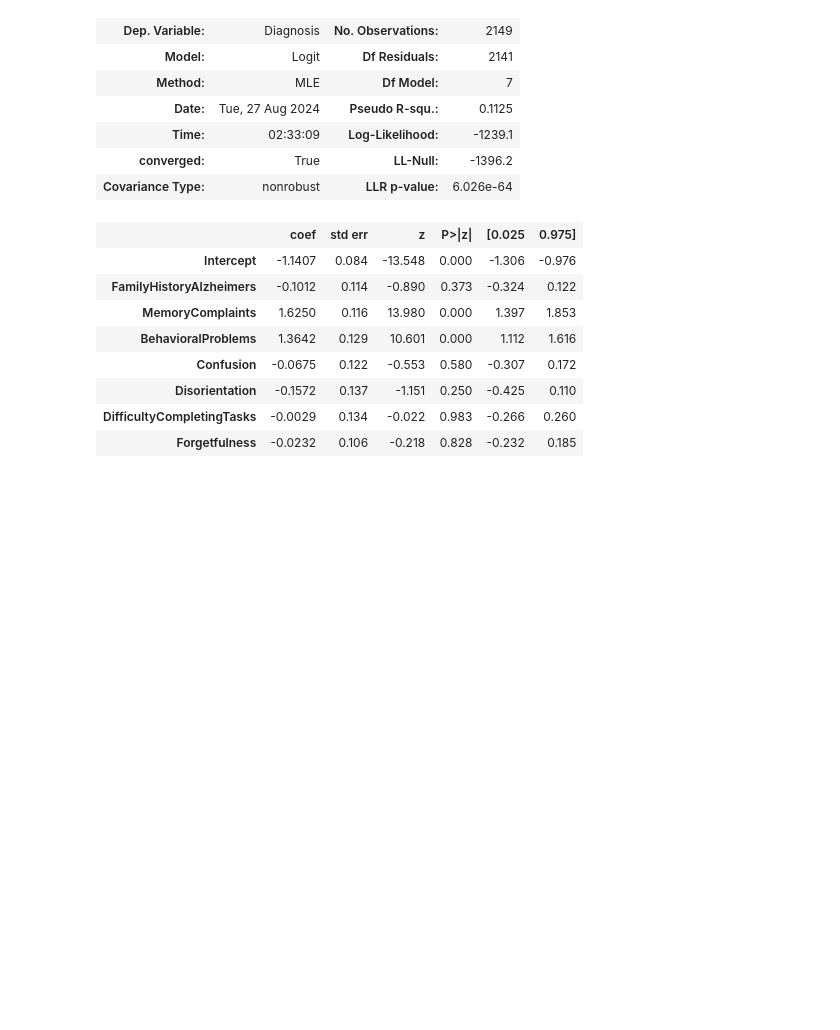
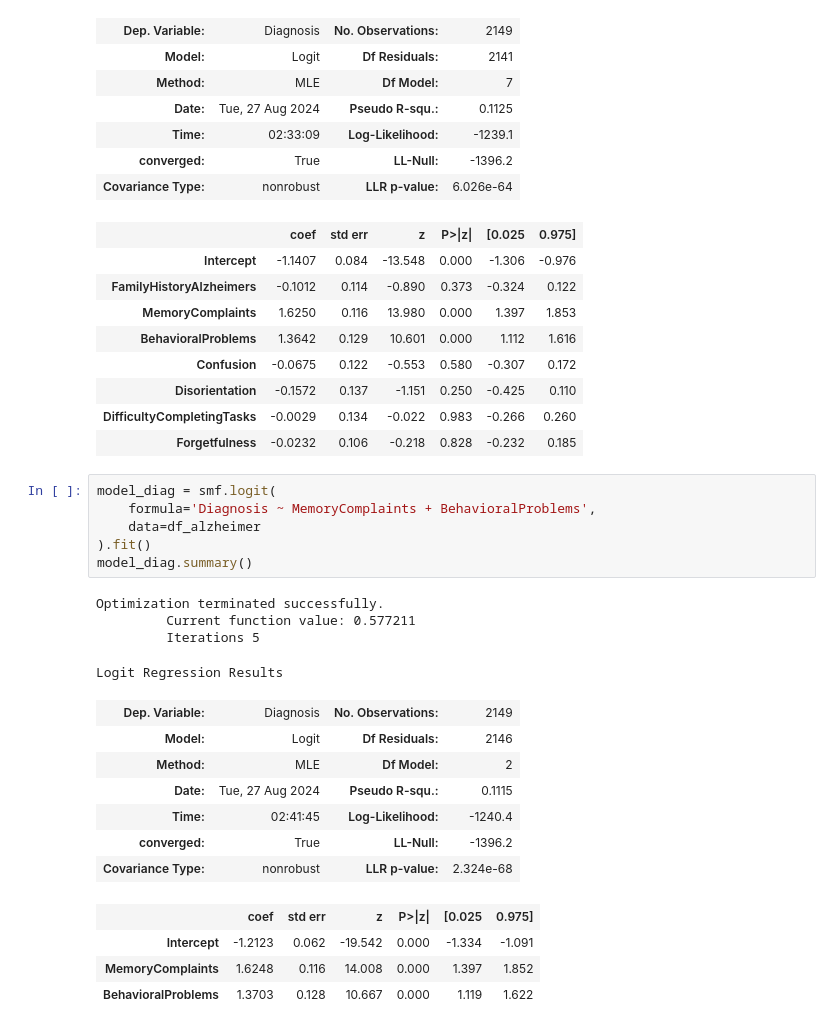
Before and after one commit to cesarmayta/BOOTCAMP_DSG1, a Jupyter notebook: dia3/09_ejercicios_regresione_logistica.ipynb, the cells around one changed output. Saved outputs shown, nothing was run; the diff lists cells and outputs as text; blank space fills up the shorter version.

```diff
--- a/dia3/09_ejercicios_regresione_logistica.ipynb
+++ b/dia3/09_ejercicios_regresione_logistica.ipynb
@@ -165,3 +165,25 @@ Logit Regression Results
 | Disorientation | -0.1572 | 0.137 | -1.151 | 0.250 | -0.425 | 0.110 |
 | DifficultyCompletingTasks | -0.0029 | 0.134 | -0.022 | 0.983 | -0.266 | 0.260 |
 | Forgetfulness | -0.0232 | 0.106 | -0.218 | 0.828 | -0.232 | 0.185 |
+# %%
+model_diag = smf.logit(
+    formula='Diagnosis ~ MemoryComplaints + BehavioralProblems',
+    data=df_alzheimer
+).fit()
+model_diag.summary()
+# %% [output]
+Optimization terminated successfully.
+         Current function value: 0.577211
+         Iterations 5
+Logit Regression Results
+| Dep. Variable: | Diagnosis | No. Observations: | 2149 |
+| Model: | Logit | Df Residuals: | 2146 |
+| Method: | MLE | Df Model: | 2 |
+| Date: | Tue, 27 Aug 2024 | Pseudo R-squ.: | 0.1115 |
+| Time: | 02:41:45 | Log-Likelihood: | -1240.4 |
+| converged: | True | LL-Null: | -1396.2 |
+| Covariance Type: | nonrobust | LLR p-value: | 2.324e-68 |
+|  | coef | std err | z | P>|z| | [0.025 | 0.975] |
+| Intercept | -1.2123 | 0.062 | -19.542 | 0.000 | -1.334 | -1.091 |
+| MemoryComplaints | 1.6248 | 0.116 | 14.008 | 0.000 | 1.397 | 1.852 |
+| BehavioralProblems | 1.3703 | 0.128 | 10.667 | 0.000 | 1.119 | 1.622 |
```
Also changed, not shown: parts of 4 cells of this notebook.
